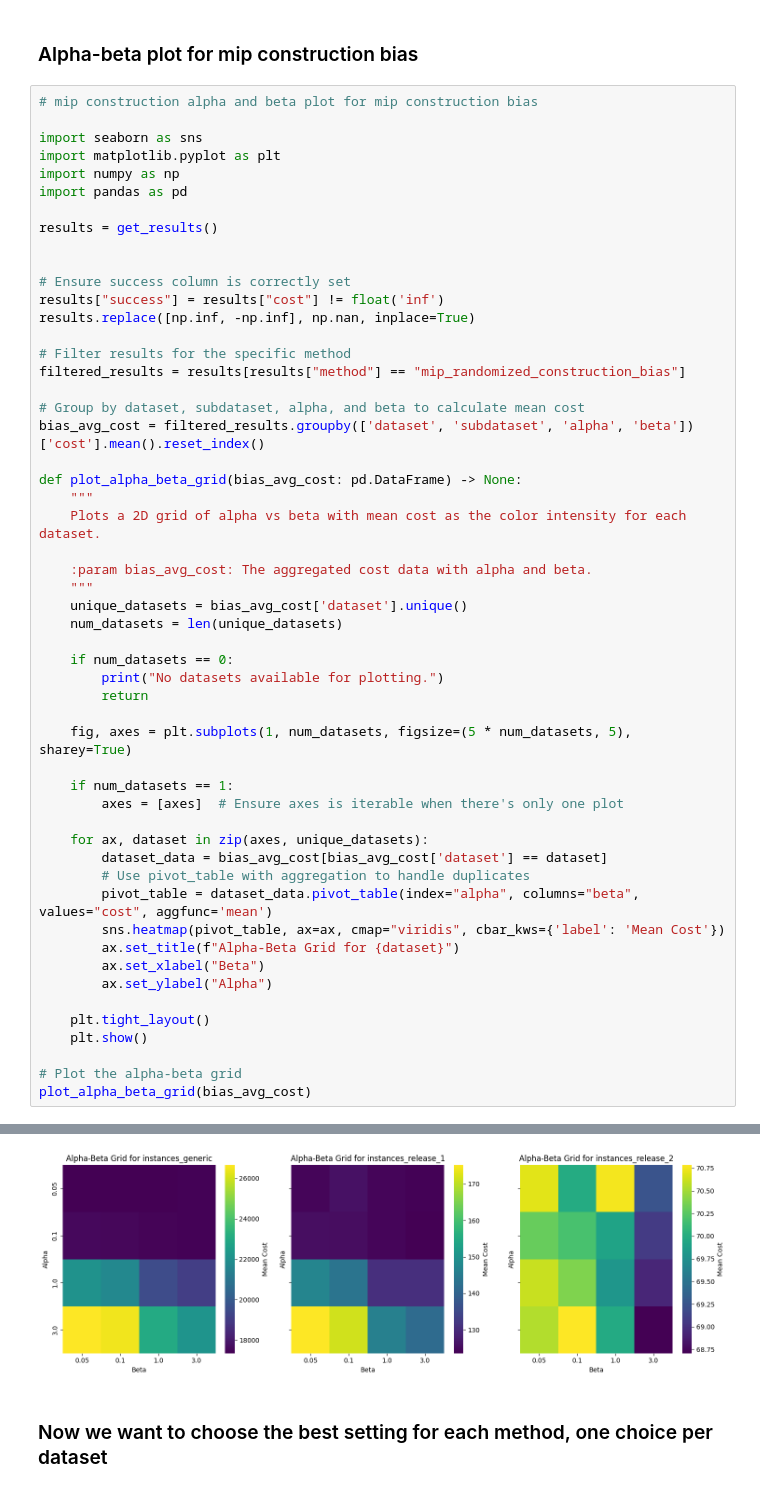
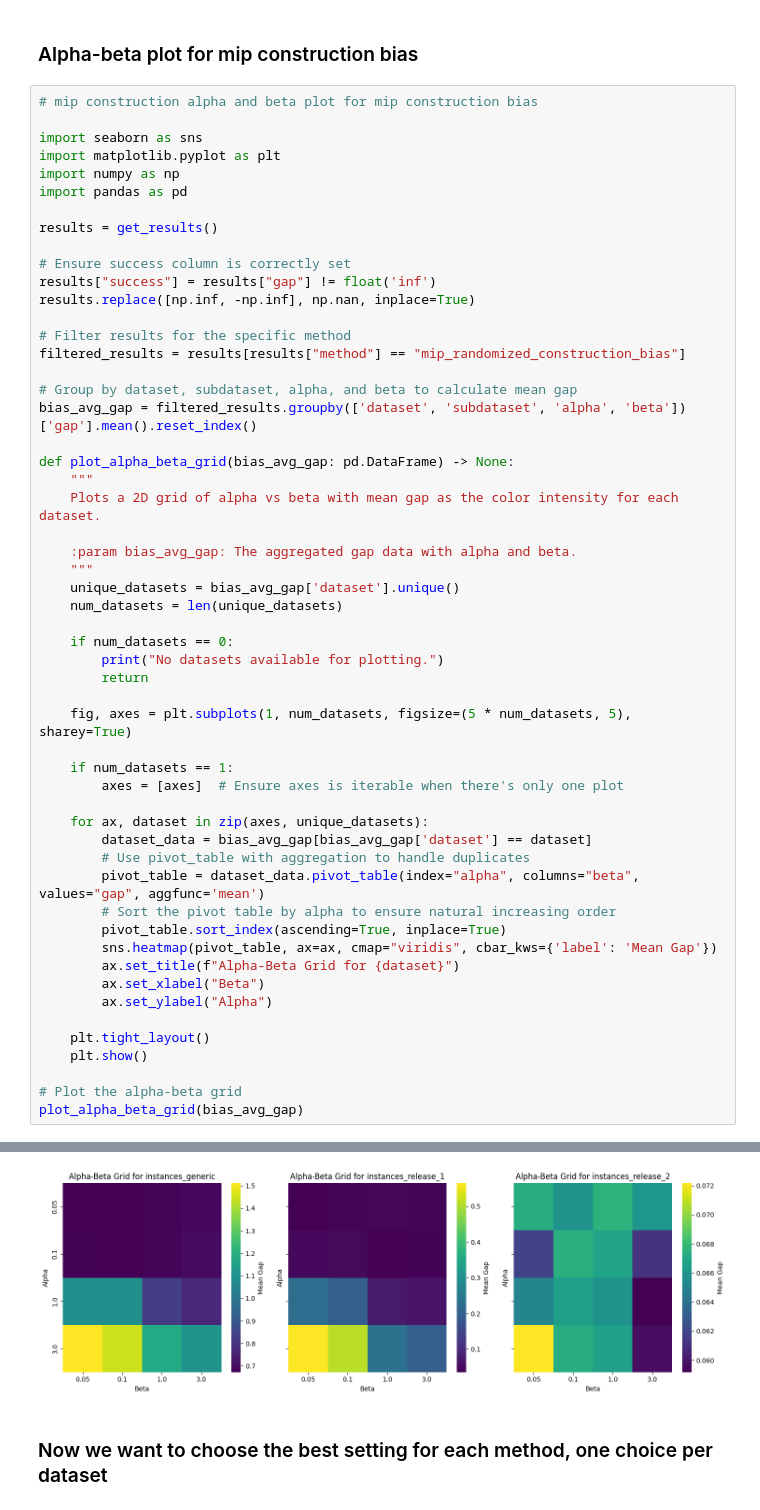
Before and after one commit to jsalvasoler/trigger_arc_tsp, a Jupyter notebook: notebooks/tables_and_figures.ipynb, the cells around one changed output, grey strips where cells are left out. Cells and saved outputs as stored; diff of their text form.

Commit message:
feat: update tables and plots for construction heuristic experiments

```diff
--- a/notebooks/tables_and_figures.ipynb
+++ b/notebooks/tables_and_figures.ipynb
@@ -237,24 +386,23 @@ import pandas as pd
 
 results = get_results()
 
-
 # Ensure success column is correctly set
-results["success"] = results["cost"] != float('inf')
+results["success"] = results["gap"] != float('inf')
 results.replace([np.inf, -np.inf], np.nan, inplace=True)
 
 # Filter results for the specific method
 filtered_results = results[results["method"] == "mip_randomized_construction_bias"]
 
-# Group by dataset, subdataset, alpha, and beta to calculate mean cost
-bias_avg_cost = filtered_results.groupby(['dataset', 'subdataset', 'alpha', 'beta'])['cost'].mean().reset_index()
+# Group by dataset, subdataset, alpha, and beta to calculate mean gap
+bias_avg_gap = filtered_results.groupby(['dataset', 'subdataset', 'alpha', 'beta'])['gap'].mean().reset_index()
 
-def plot_alpha_beta_grid(bias_avg_cost: pd.DataFrame) -> None:
+def plot_alpha_beta_grid(bias_avg_gap: pd.DataFrame) -> None:
     """
-    Plots a 2D grid of alpha vs beta with mean cost as the color intensity for each dataset.
+    Plots a 2D grid of alpha vs beta with mean gap as the color intensity for each dataset.
 
-    :param bias_avg_cost: The aggregated cost data with alpha and beta.
+    :param bias_avg_gap: The aggregated gap data with alpha and beta.
     """
-    unique_datasets = bias_avg_cost['dataset'].unique()
+    unique_datasets = bias_avg_gap['dataset'].unique()
     num_datasets = len(unique_datasets)
 
     if num_datasets == 0:
@@ -267,10 +415,12 @@ def plot_alpha_beta_grid(bias_avg_cost: pd.DataFrame) -> None:
         axes = [axes]  # Ensure axes is iterable when there's only one plot
 
     for ax, dataset in zip(axes, unique_datasets):
-        dataset_data = bias_avg_cost[bias_avg_cost['dataset'] == dataset]
+        dataset_data = bias_avg_gap[bias_avg_gap['dataset'] == dataset]
         # Use pivot_table with aggregation to handle duplicates
-        pivot_table = dataset_data.pivot_table(index="alpha", columns="beta", values="cost", aggfunc='mean')
-        sns.heatmap(pivot_table, ax=ax, cmap="viridis", cbar_kws={'label': 'Mean Cost'})
+        pivot_table = dataset_data.pivot_table(index="alpha", columns="beta", values="gap", aggfunc='mean')
+        # Sort the pivot table by alpha to ensure natural increasing order
+        pivot_table.sort_index(ascending=True, inplace=True)
+        sns.heatmap(pivot_table, ax=ax, cmap="viridis", cbar_kws={'label': 'Mean Gap'})
         ax.set_title(f"Alpha-Beta Grid for {dataset}")
         ax.set_xlabel("Beta")
         ax.set_ylabel("Alpha")
@@ -279,6 +429,6 @@ def plot_alpha_beta_grid(bias_avg_cost: pd.DataFrame) -> None:
     plt.show()
 
 # Plot the alpha-beta grid
-plot_alpha_beta_grid(bias_avg_cost)
+plot_alpha_beta_grid(bias_avg_gap)
 # %% [output]
 Dataset construction_heuristics.csv already exists
@@ -285,4 +436,4 @@ Dataset construction_heuristics.csv already exists
-[figure, old version]
+[figure, new version]
 # %% [markdown]
 ### Now we want to choose the best setting for each method, one choice per dataset
 # %%
```
Also changed, not shown: parts of 5 cells of this notebook.
